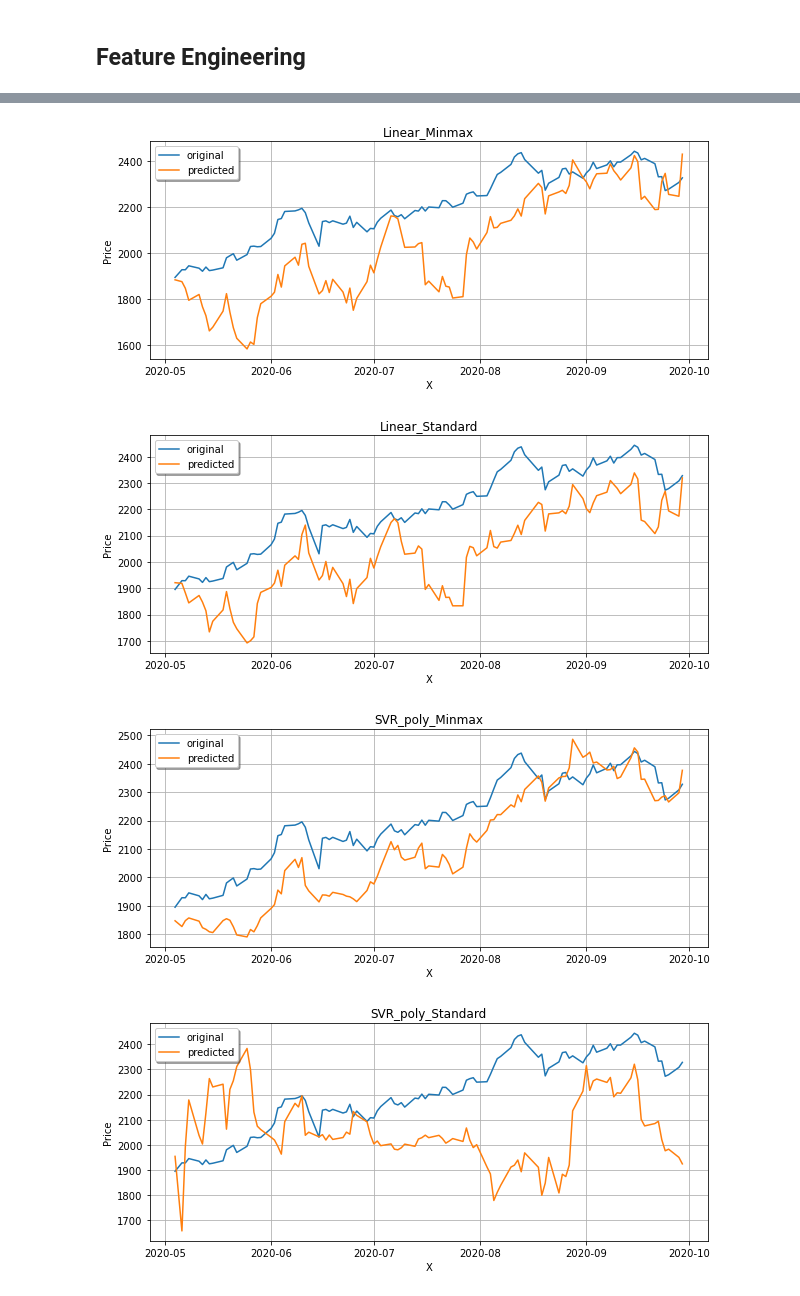
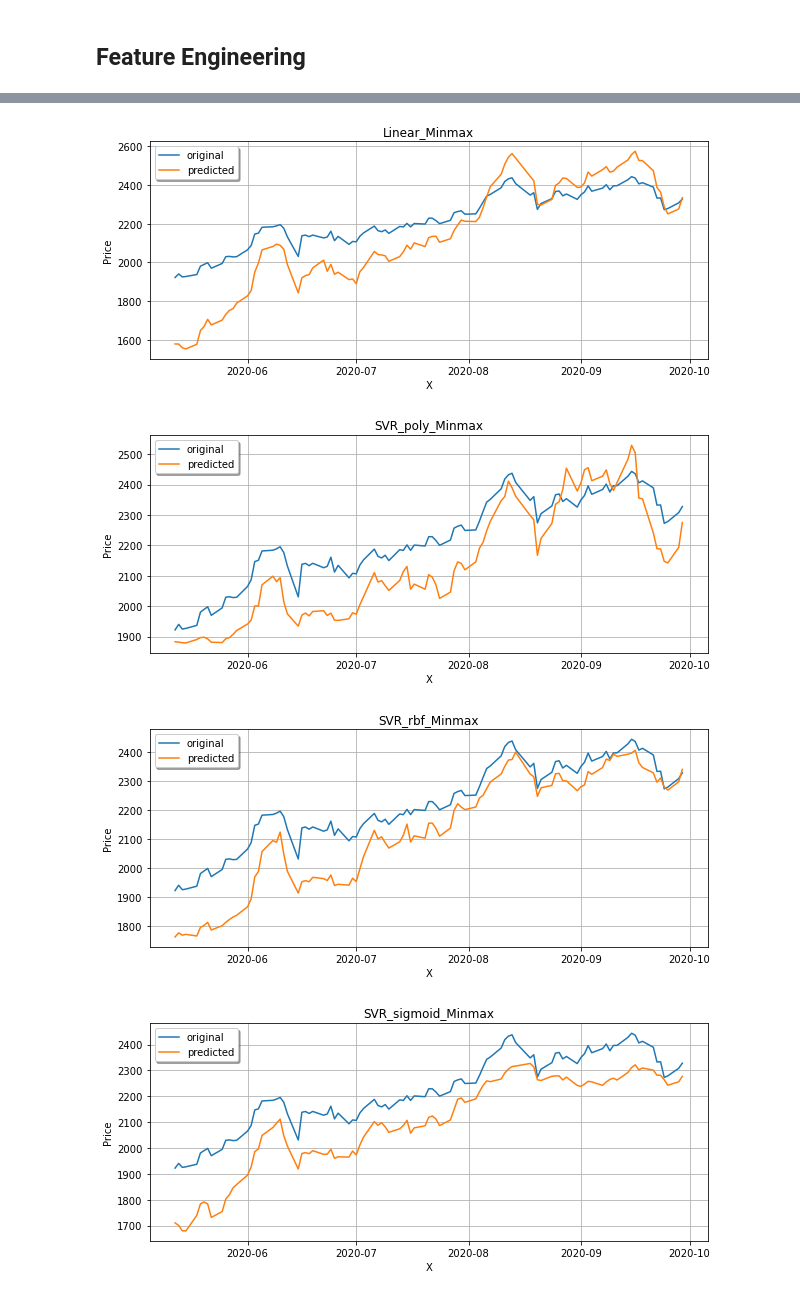
Before and after one commit to DongGuk-Seo/Yeardream, a Jupyter notebook: Project_Modeling/Project_Kospi_Price_Prediction.ipynb, the cells around one changed output, grey strips where cells are left out. Cells and saved outputs as stored; diff of their text form; code cells hidden in the pictures.

```diff
--- a/Project_Modeling/Project_Kospi_Price_Prediction.ipynb
+++ b/Project_Modeling/Project_Kospi_Price_Prediction.ipynb
@@ -119,6 +139,10 @@ A value is trying to be set on a copy of a slice from a DataFrame
 
 See the caveats in the documentation: https://pandas.pydata.org/pandas-docs/stable/user_guide/indexing.html#returning-a-view-versus-a-copy
   kospi_train.Close[i] = kospi_train.Close[i+1]
+# %%
+# 지표 Null 값의 row 제거
+kospi_train = kospi_train[5:]
+kospi_test = kospi_test[5:]
 # %% [markdown]
 ### 시계열 데이터 index를 Datetime 형으로 변환 후 입력
 # %%
@@ -355,7 +386,10 @@ plt.show()
 ### 코스피를 기준으로 모든 데이터를 merge 후 상관관계 확인
 # %%
 # kospi_train merge
-kospi_train_merged = pd.merge(kospi_train['Close'],dow_train.Close,left_index=True,right_index=True,how='left')
+kospi_train_merged = pd.merge(kospi_train['Close'],kospi_train.Rsi,left_index=True,right_index=True,how='left')
+kospi_train_merged = pd.merge(kospi_train_merged,kospi_train.Ema,left_index=True,right_index=True,how='left')
+kospi_train_merged = pd.merge(kospi_train_merged,kospi_train.Roc,left_index=True,right_index=True,how='left')
+kospi_train_merged = pd.merge(kospi_train_merged,dow_train.Close,left_index=True,right_index=True,how='left')
 kospi_train_merged = pd.merge(kospi_train_merged,snp_train.Close,left_index=True,right_index=True,how='left')
 kospi_train_merged = pd.merge(kospi_train_merged,samsung_train.Close,left_index=True,right_index=True,how='left')
 kospi_train_merged = pd.merge(kospi_train_merged,kakao_train.Close,left_index=True,right_index=True,how='left')
@@ -375,7 +409,7 @@ kospi_train_merged = pd.merge(kospi_train_merged,gas_train.Close,left_index=True
 kospi_train_merged = pd.merge(kospi_train_merged,kr_10YT_train.Close,left_index=True,right_index=True,how='left')
 kospi_train_merged = pd.merge(kospi_train_merged,us_3MT_train.Close,left_index=True,right_index=True,how='left')
 kospi_train_merged = pd.merge(kospi_train_merged,us_10YT_train.Close,left_index=True,right_index=True,how='left')
-kospi_train_merged.columns = ['Target','Dow','Snp','Samsung','Kakao','Naver','Skhynix','Celltrion','Csi','Sanghai','Usd_krw','Usd_index','Usd_cny','Usd_jpy','Gold','Wti','Copper','Gas','Kr_10YT','Us_3MT','Us_10YT']
+kospi_train_merged.columns = ['Target','Rsi','Ema','Roc','Dow','Snp','Samsung','Kakao','Naver','Skhynix','Celltrion','Csi','Sanghai','Usd_krw','Usd_index','Usd_cny','Usd_jpy','Gold','Wti','Copper','Gas','Kr_10YT','Us_3MT','Us_10YT']
 # %%
 # merge 확인
 kospi_train_merged.info()
@@ -482,7 +513,10 @@ sns.heatmap(kospi_train_merged.corr(),annot=True, cmap='cool')
 ## Feature Engineering
 # %%
 # kospi_test merge
-kospi_test_merged = pd.merge(kospi_test['Close'],dow_test.Close,left_index=True,right_index=True,how='left')
+kospi_test_merged = pd.merge(kospi_test['Close'],kospi_test.Rsi,left_index=True,right_index=True,how='left')
+kospi_test_merged = pd.merge(kospi_test_merged,kospi_test.Ema,left_index=True,right_index=True,how='left')
+kospi_test_merged = pd.merge(kospi_test_merged,kospi_test.Roc,left_index=True,right_index=True,how='left')
+kospi_test_merged = pd.merge(kospi_test_merged,dow_test.Close,left_index=True,right_index=True,how='left')
 kospi_test_merged = pd.merge(kospi_test_merged,samsung_test.Close,left_index=True,right_index=True,how='left')
 kospi_test_merged = pd.merge(kospi_test_merged,kakao_test.Close,left_index=True,right_index=True,how='left')
 kospi_test_merged = pd.merge(kospi_test_merged,csi_test.Close,left_index=True,right_index=True,how='left')
@@ -493,7 +527,7 @@ kospi_test_merged = pd.merge(kospi_test_merged,gas_test.Close,left_index=True,ri
 kospi_test_merged = pd.merge(kospi_test_merged,copper_test.Close,left_index=True,right_index=True,how='left')
 kospi_test_merged = pd.merge(kospi_test_merged,kr_10YT_test.Close,left_index=True,right_index=True,how='left')
 kospi_test_merged = pd.merge(kospi_test_merged,us_3MT_test.Close,left_index=True,right_index=True,how='left')
-kospi_test_merged.columns = ['Target', 'Dow', 'Samsung', 'Kakao', 'Csi', 'Usd_krw', 'Usd_index', 'Wti', 'Gas', 'Copper', 'Kr_10YT', 'Us_3MT']
+kospi_test_merged.columns = ['Target','Rsi','Ema','Roc', 'Dow', 'Samsung', 'Kakao', 'Csi', 'Usd_krw', 'Usd_index', 'Wti', 'Gas', 'Copper', 'Kr_10YT', 'Us_3MT']
 kospi_test_merged = kospi_test_merged.fillna(kospi_test_merged.interpolate())
 kospi_test_merged = kospi_test_merged.fillna(method='bfill')
 # %%
@@ -663,76 +667,40 @@ plt.figure(figsize=(10, 4))
 sns.lineplot(x=x_ax, y=testy, label="original")
 sns.lineplot(x=x_ax, y=pred, label="predicted")
 plt.title("Linear_Minmax")
-plt.xlabel('X')
-plt.ylabel('Price')
-plt.legend(loc='best',fancybox=True, shadow=True)
-plt.grid(True)
-plt.show()
-plt.figure(figsize=(10, 4))
-sns.lineplot(x=x_ax, y=testy, label="original")
-sns.lineplot(x=x_ax, y=pred2, label="predicted")
-plt.title("Linear_Standard")
 plt.xlabel('X')
 plt.ylabel('Price')
 plt.legend(loc='best',fancybox=True, shadow=True)
 plt.grid(True)
 plt.show()
 plt.figure(figsize=(10, 4))
 sns.lineplot(x=x_ax, y=testy, label="original")
 sns.lineplot(x=x_ax, y=pred3, label="predicted")
 plt.title("SVR_poly_Minmax")
 plt.xlabel('X')
 plt.ylabel('Price')
 plt.legend(loc='best',fancybox=True, shadow=True)
 plt.grid(True)
 plt.show()
 plt.figure(figsize=(10, 4))
 sns.lineplot(x=x_ax, y=testy, label="original")
-sns.lineplot(x=x_ax, y=pred4, label="predicted")
-plt.title("SVR_poly_Standard")
-plt.xlabel('X')
-plt.ylabel('Price')
-plt.legend(loc='best',fancybox=True, shadow=True)
-plt.grid(True)
-plt.show()
-plt.figure(figsize=(10, 4))
-sns.lineplot(x=x_ax, y=testy, label="original")
 sns.lineplot(x=x_ax, y=pred5, label="predicted")
 plt.title("SVR_rbf_Minmax")
-plt.xlabel('X')
-plt.ylabel('Price')
-plt.legend(loc='best',fancybox=True, shadow=True)
-plt.grid(True)
-plt.show()
-plt.figure(figsize=(10, 4))
-sns.lineplot(x=x_ax, y=testy, label="original")
-sns.lineplot(x=x_ax, y=pred6, label="predicted")
-plt.title("SVR_rbf_Standard")
 plt.xlabel('X')
 plt.ylabel('Price')
 plt.legend(loc='best',fancybox=True, shadow=True)
 plt.grid(True)
 plt.show()
 plt.figure(figsize=(10, 4))
 sns.lineplot(x=x_ax, y=testy, label="original")
 sns.lineplot(x=x_ax, y=pred7, label="predicted")
 plt.title("SVR_sigmoid_Minmax")
 plt.xlabel('X')
 plt.ylabel('Price')
 plt.legend(loc='best',fancybox=True, shadow=True)
 plt.grid(True)
 plt.show()
-plt.figure(figsize=(10, 4))
-sns.lineplot(x=x_ax, y=testy, label="original")
-sns.lineplot(x=x_ax, y=pred8, label="predicted")
-plt.title("SVR_sigmoid_Standard")
-plt.xlabel('X')
-plt.ylabel('Price')
-plt.legend(loc='best',fancybox=True, shadow=True)
-plt.grid(True)
-plt.show()
 # %% [output]
-[figure, old version]
+[figure, new version]
-[figure, old version]
+[figure, new version]
-[figure, old version]
+[figure, new version]
-[figure, old version]
+[figure, new version]
```
Also changed, not shown: parts of 25 cells of this notebook.
